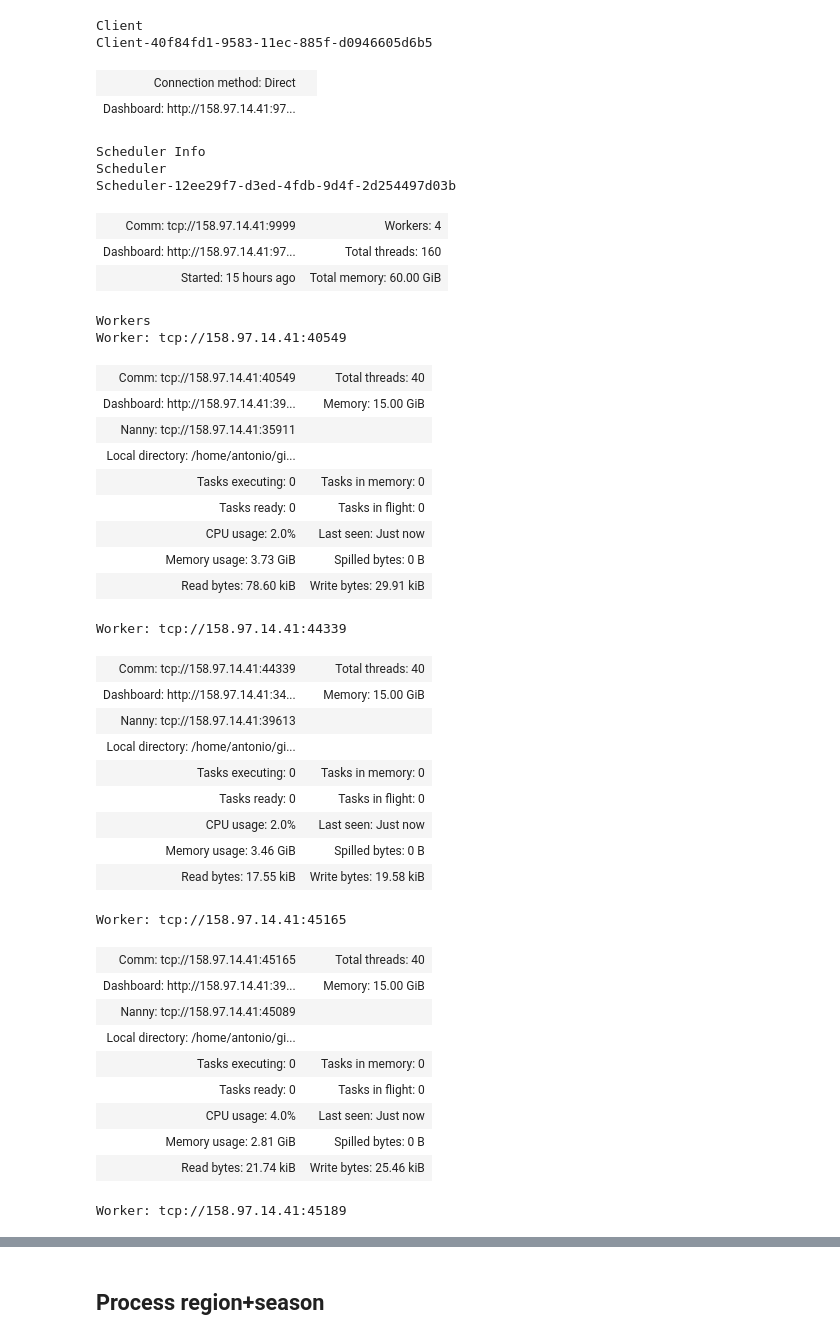
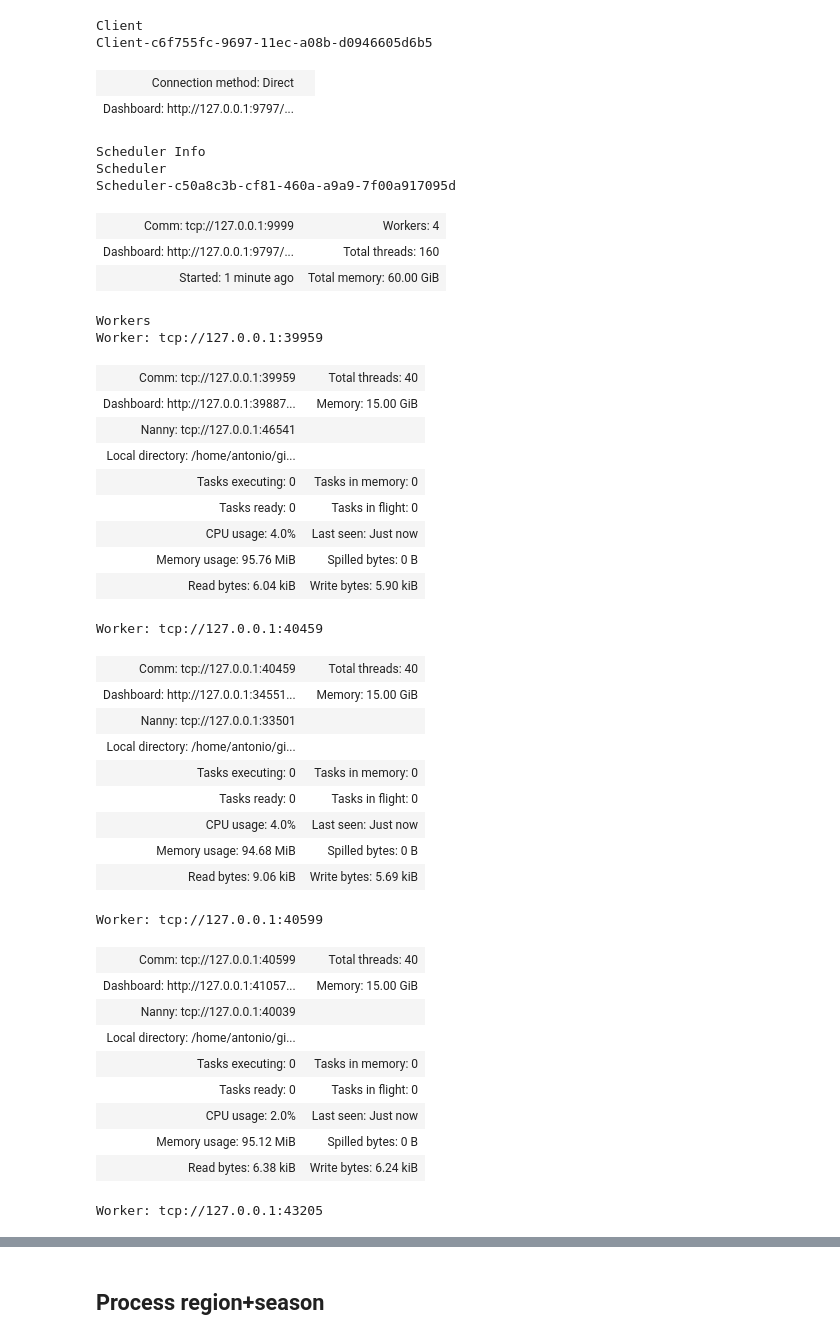
Before and after one commit to antonimmo/ebc-wk-spectral-analysis, a Jupyter notebook: PoC_wk_3d_igw_filter.ipynb, the cells around one changed output, grey strips where cells are left out. Saved outputs shown, nothing was run; the diff lists cells and outputs as text; code cells hidden in the pictures.

```diff
--- a/PoC_wk_3d_igw_filter.ipynb
+++ b/PoC_wk_3d_igw_filter.ipynb
@@ -22,48 +22,48 @@ from matplotlib.colors import LogNorm, TwoSlopeNorm
 # %%
 from dask.distributed import Client
 
-client = Client("tcp://158.97.14.41:9999")
+client = Client("tcp://127.0.0.1:9999")
 client
 # %% [output]
 Client
-Client-40f84fd1-9583-11ec-885f-d0946605d6b5
+Client-c6f755fc-9697-11ec-a08b-d0946605d6b5
 | Connection method: Direct |  |
-| Dashboard: http://158.97.14.41:97... |  |
+| Dashboard: http://127.0.0.1:9797/... |  |
 Scheduler Info
 Scheduler
-Scheduler-12ee29f7-d3ed-4fdb-9d4f-2d254497d03b
+Scheduler-c50a8c3b-cf81-460a-a9a9-7f00a917095d
-| Comm: tcp://158.97.14.41:9999 | Workers: 4 |
-| Dashboard: http://158.97.14.41:97... | Total threads: 160 |
-| Started: 15 hours ago | Total memory: 60.00 GiB |
+| Comm: tcp://127.0.0.1:9999 | Workers: 4 |
+| Dashboard: http://127.0.0.1:9797/... | Total threads: 160 |
+| Started: 1 minute ago | Total memory: 60.00 GiB |
 Workers
-Worker: tcp://158.97.14.41:40549
+Worker: tcp://127.0.0.1:39959
-| Comm: tcp://158.97.14.41:40549 | Total threads: 40 |
-| Dashboard: http://158.97.14.41:39... | Memory: 15.00 GiB |
-| Nanny: tcp://158.97.14.41:35911 |  |
+| Comm: tcp://127.0.0.1:39959 | Total threads: 40 |
+| Dashboard: http://127.0.0.1:39887... | Memory: 15.00 GiB |
+| Nanny: tcp://127.0.0.1:46541 |  |
 | Local directory: /home/antonio/gi... |  |
 | Tasks executing: 0 | Tasks in memory: 0 |
 | Tasks ready: 0 | Tasks in flight: 0 |
-| CPU usage: 2.0% | Last seen: Just now |
-| Memory usage: 3.73 GiB | Spilled bytes: 0 B |
-| Read bytes: 78.60 kiB | Write bytes: 29.91 kiB |
+| CPU usage: 4.0% | Last seen: Just now |
+| Memory usage: 95.76 MiB | Spilled bytes: 0 B |
+| Read bytes: 6.04 kiB | Write bytes: 5.90 kiB |
-Worker: tcp://158.97.14.41:44339
+Worker: tcp://127.0.0.1:40459
-| Comm: tcp://158.97.14.41:44339 | Total threads: 40 |
-| Dashboard: http://158.97.14.41:34... | Memory: 15.00 GiB |
-| Nanny: tcp://158.97.14.41:39613 |  |
+| Comm: tcp://127.0.0.1:40459 | Total threads: 40 |
+| Dashboard: http://127.0.0.1:34551... | Memory: 15.00 GiB |
+| Nanny: tcp://127.0.0.1:33501 |  |
 | Local directory: /home/antonio/gi... |  |
 | Tasks executing: 0 | Tasks in memory: 0 |
 | Tasks ready: 0 | Tasks in flight: 0 |
-| CPU usage: 2.0% | Last seen: Just now |
-| Memory usage: 3.46 GiB | Spilled bytes: 0 B |
-| Read bytes: 17.55 kiB | Write bytes: 19.58 kiB |
+| CPU usage: 4.0% | Last seen: Just now |
+| Memory usage: 94.68 MiB | Spilled bytes: 0 B |
+| Read bytes: 9.06 kiB | Write bytes: 5.69 kiB |
-Worker: tcp://158.97.14.41:45165
+Worker: tcp://127.0.0.1:40599
-| Comm: tcp://158.97.14.41:45165 | Total threads: 40 |
-| Dashboard: http://158.97.14.41:39... | Memory: 15.00 GiB |
-| Nanny: tcp://158.97.14.41:45089 |  |
+| Comm: tcp://127.0.0.1:40599 | Total threads: 40 |
+| Dashboard: http://127.0.0.1:41057... | Memory: 15.00 GiB |
+| Nanny: tcp://127.0.0.1:40039 |  |
 | Local directory: /home/antonio/gi... |  |
 | Tasks executing: 0 | Tasks in memory: 0 |
 | Tasks ready: 0 | Tasks in flight: 0 |
-| CPU usage: 4.0% | Last seen: Just now |
-| Memory usage: 2.81 GiB | Spilled bytes: 0 B |
-| Read bytes: 21.74 kiB | Write bytes: 25.46 kiB |
+| CPU usage: 2.0% | Last seen: Just now |
+| Memory usage: 95.12 MiB | Spilled bytes: 0 B |
+| Read bytes: 6.38 kiB | Write bytes: 6.24 kiB |
-Worker: tcp://158.97.14.41:45189
+Worker: tcp://127.0.0.1:43205
```
Also changed, not shown: parts of 29 cells of this notebook, 1 other file.
